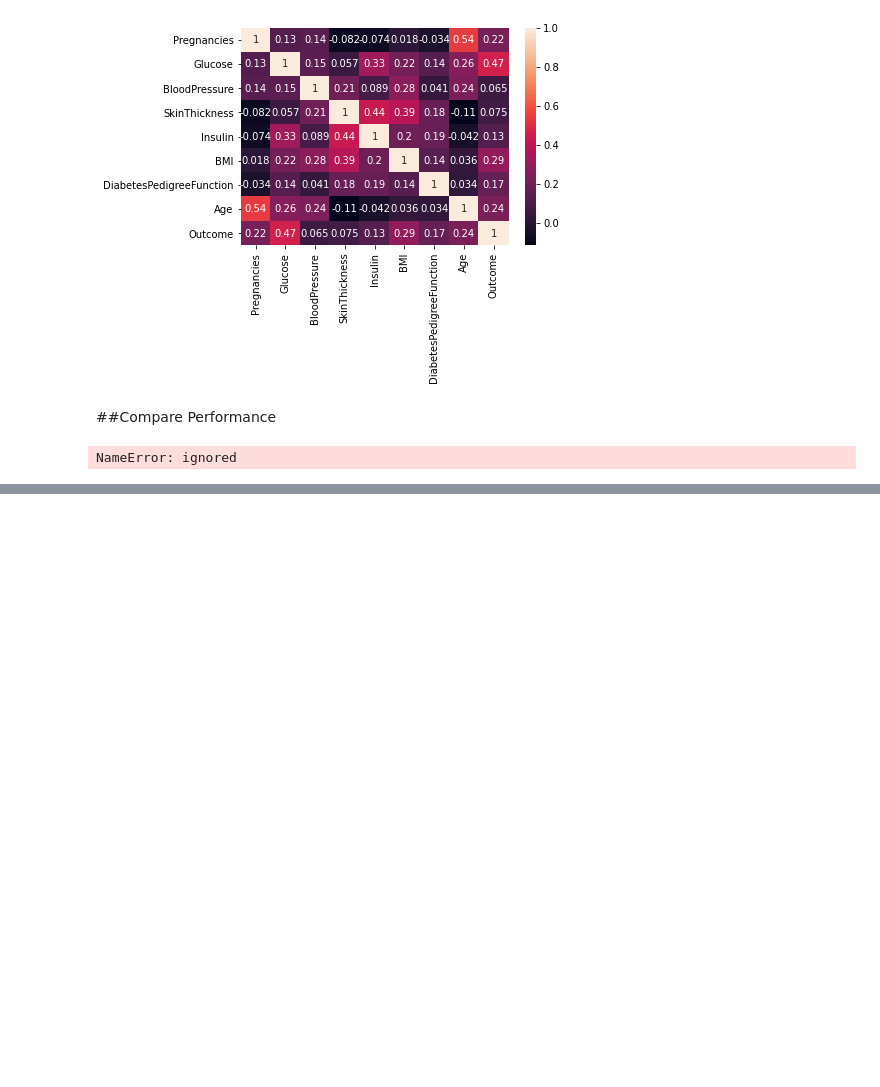
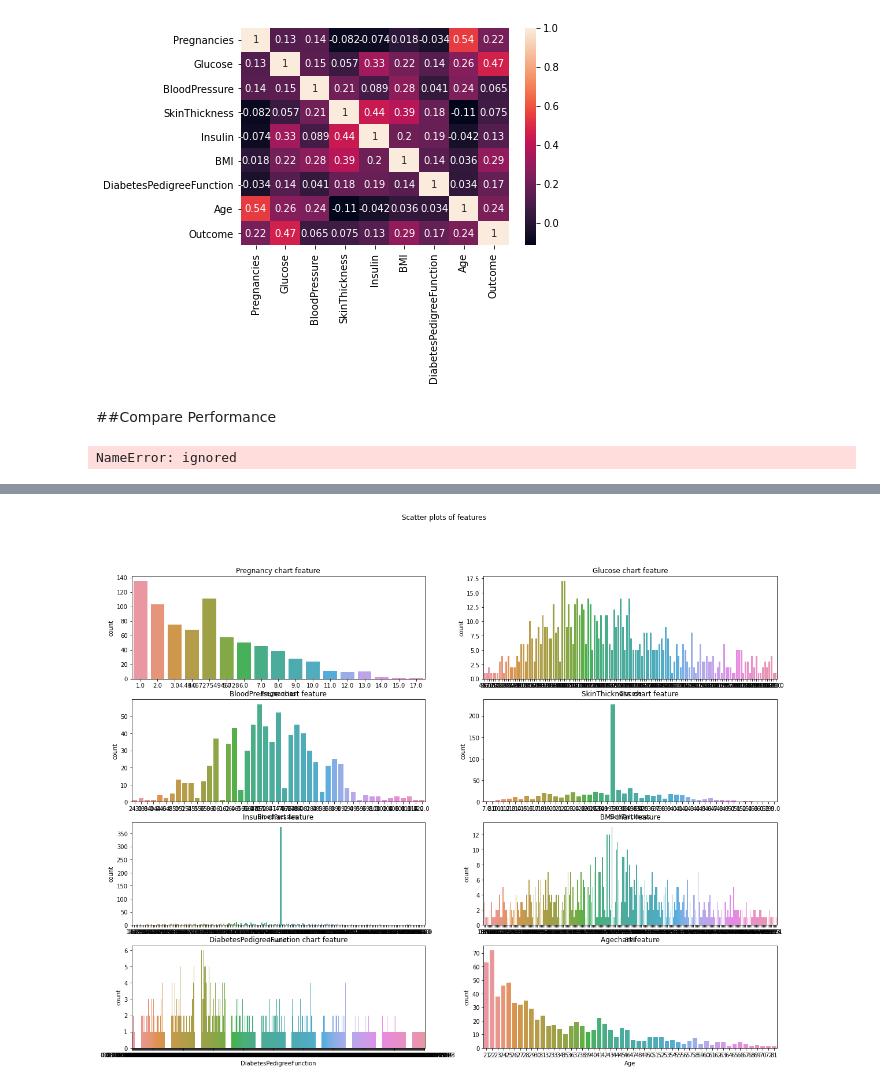
Before and after one commit to soztuanakursun/Data-Mining-Final, a Jupyter notebook: DataMiningFinal.ipynb, the cells around one changed output, grey strips where cells are left out. Cells and saved outputs as stored; diff of their text form; code cells hidden in the pictures; blank space fills up the shorter version.

```diff
--- a/DataMiningFinal.ipynb
+++ b/DataMiningFinal.ipynb
@@ -296,0 +312,3 @@ pyplot.show()
+# %%
+data = pd.read_csv("diabetes.csv")
+data.head()
@@ -296,0 +346,3 @@ pyplot.show()
+# %%
+#filling in the missing values
+data.fillna(data.mean(),inplace=True)
@@ -296,0 +359,16 @@ pyplot.show()
+# %%
+#scatter plots of features
+def scatter(ax,axis,name,title):
+  sns.countplot(name,data=data,ax=ax[axis[0]][axis[1]])
+  ax[axis[0],axis[1]].set_title(title)
+
+f,ax=plt.subplots(4,2,figsize=(20,15))
+plt.suptitle("Scatter plots of features")
+
+features = (((0,0),"Pregnancies","Pregnancy chart feature"),((0,1),"Glucose","Glucose chart feature"),((1,0),"BloodPressure","BloodPressure chart feature"),((1,1),"SkinThickness","SkinThickness chart feature")
+,((2,0),"Insulin","Insulin chart feature"),((2,1),"BMI","BMI chart feature"),((3,0),"DiabetesPedigreeFunction","DiabetesPedigreeFunction chart feature"),((3,1),"Age","Age" "chart feature"))
+
+for axis, name, title in features:
+  scatter(ax,axis,name,title)
+# %% [output]
+[figure, added]
```
Also changed, not shown: parts of 10 cells of this notebook.
